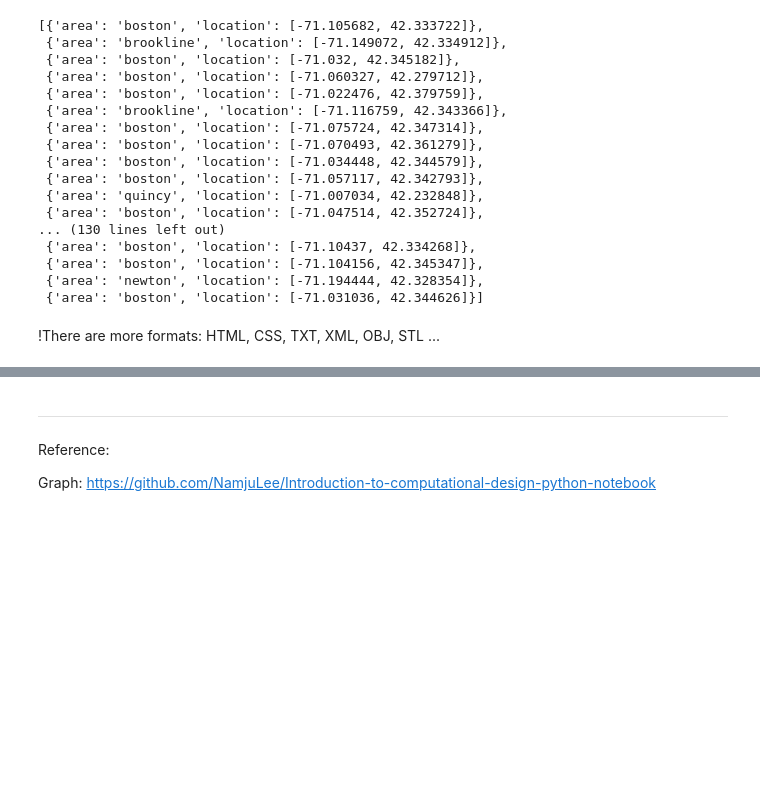
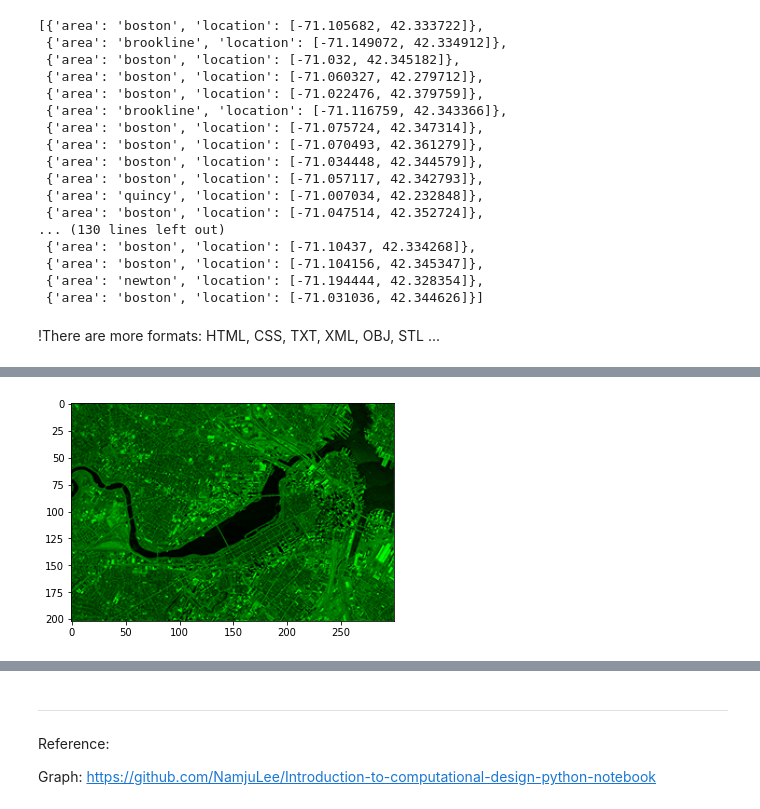
Before and after one commit to NamjuLee/Data-Design-AI-for-Urban-Data-and-Viz-Harvard-GSD-public, a Jupyter notebook: src/PART_02_Programming_Data_Processing/LAB_02_DataStructureFileFormat.ipynb, the cells around one changed output, grey strips where cells are left out. Drawn from its saved outputs; the diff is of its cells as text; code cells hidden in the pictures; blank space fills up the shorter version.

```diff
--- a/src/PART_02_Programming_Data_Processing/LAB_02_DataStructureFileFormat.ipynb
+++ b/src/PART_02_Programming_Data_Processing/LAB_02_DataStructureFileFormat.ipynb
@@ -627,0 +670,4 @@ OpenJson(path)
+# %%
+arrayImg[ : , :, 0 ] = 0
+arrayImg[ : , :, 2 ] = 0
+print(arrayImg )
@@ -627,0 +692,5 @@ OpenJson(path)
+# %%
+plt.imshow(arrayImg)
+plt.show()
+# %% [output]
+[figure, added]
```
Also changed, not shown: parts of 12 cells of this notebook, 5 other files.
